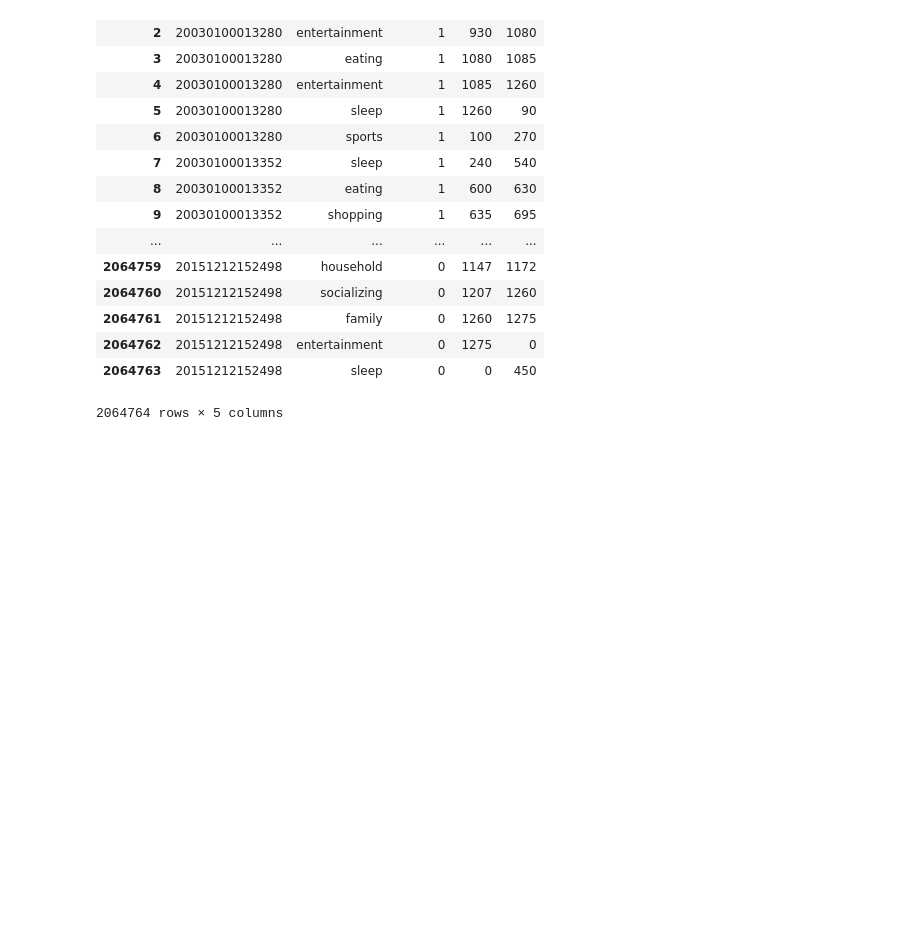
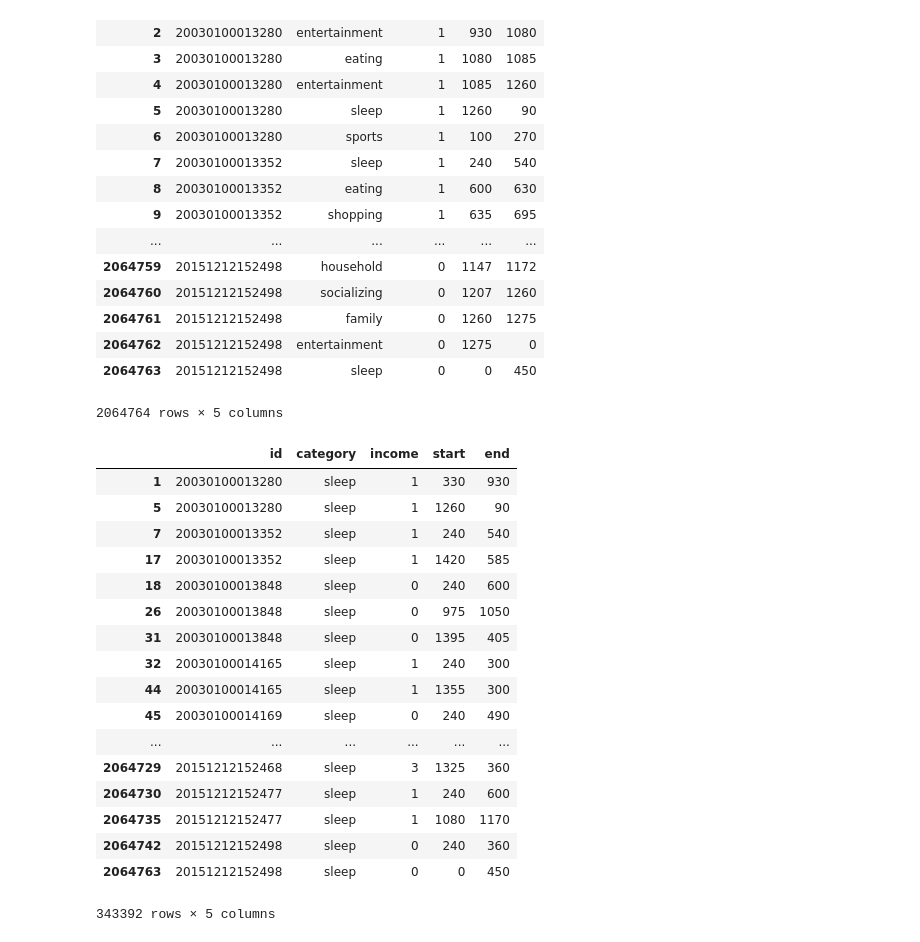
Before and after one commit to heesoo4199/atus, a Jupyter notebook: data/activities-edit.ipynb, the cells around one changed output. Cells and saved outputs as stored; diff of their text form; code cells hidden in the pictures; blank space fills up the shorter version.

```diff
--- a/data/activities-edit.ipynb
+++ b/data/activities-edit.ipynb
@@ -290,3 +290,24 @@ merge
 2064764 rows × 5 columns
 # %%
 merge.to_csv("merge.csv")
+# %%
+merge[(merge['category'] == 'sleep')]
+# %% [output]
+|  | id | category | income | start | end |
+| 1 | 20030100013280 | sleep | 1 | 330 | 930 |
+| 5 | 20030100013280 | sleep | 1 | 1260 | 90 |
+| 7 | 20030100013352 | sleep | 1 | 240 | 540 |
+| 17 | 20030100013352 | sleep | 1 | 1420 | 585 |
+| 18 | 20030100013848 | sleep | 0 | 240 | 600 |
+| 26 | 20030100013848 | sleep | 0 | 975 | 1050 |
+| 31 | 20030100013848 | sleep | 0 | 1395 | 405 |
+| 32 | 20030100014165 | sleep | 1 | 240 | 300 |
+| 44 | 20030100014165 | sleep | 1 | 1355 | 300 |
+| 45 | 20030100014169 | sleep | 0 | 240 | 490 |
+| ... | ... | ... | ... | ... | ... |
+| 2064729 | 20151212152468 | sleep | 3 | 1325 | 360 |
+| 2064730 | 20151212152477 | sleep | 1 | 240 | 600 |
+| 2064735 | 20151212152477 | sleep | 1 | 1080 | 1170 |
+| 2064742 | 20151212152498 | sleep | 0 | 240 | 360 |
+| 2064763 | 20151212152498 | sleep | 0 | 0 | 450 |
+343392 rows × 5 columns
```
Also changed, not shown: 3 other files.
